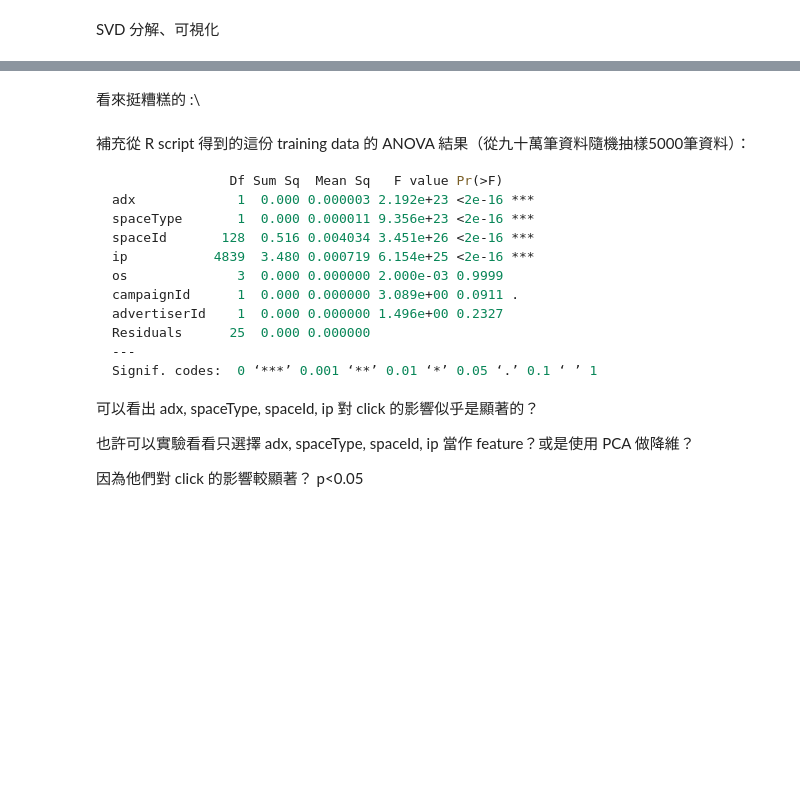
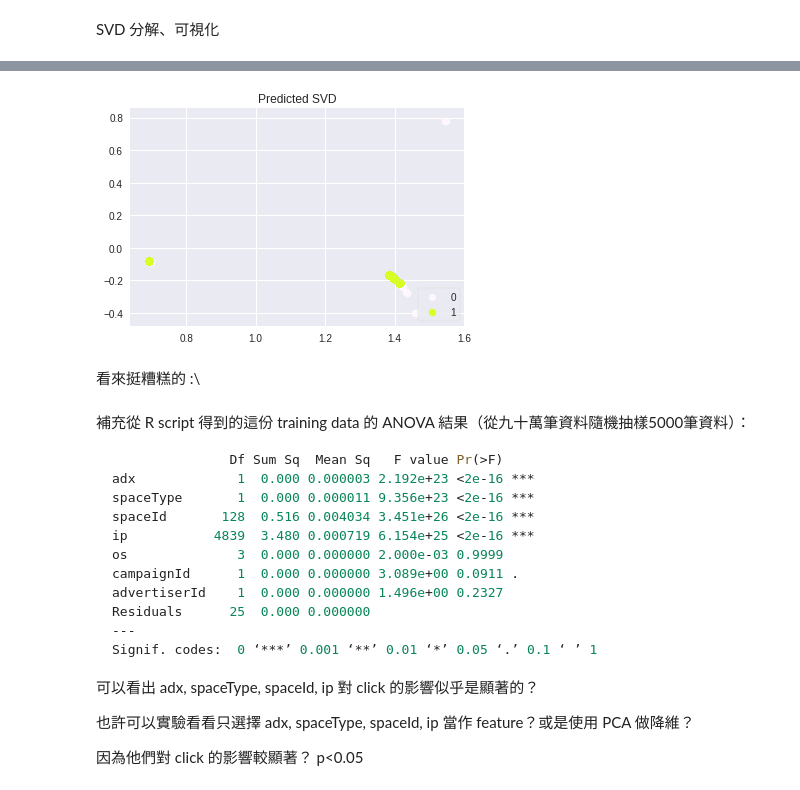
Before and after one commit to peter0749/AI_2017, a Jupyter notebook: hw3/keras.ipynb, the cells around one changed output, grey strips where cells are left out. Saved outputs shown, nothing was run; the diff lists cells and outputs as text; code cells hidden in the pictures; blank space fills up the shorter version.

```diff
--- a/hw3/keras.ipynb
+++ b/hw3/keras.ipynb
@@ -209,3 +197,9 @@ avg / total       1.00      1.00      1.00     96146
+# %%
+confusion_metrix = skl.metrics.confusion_matrix(Y_test, predicted)
+inclass_precision = skl.metrics.classification_report(Y_test, predicted)
+plot_embedding(embedding, predicted, 2, 'Predicted SVD')
+# %% [output]
+[figure, added]
 # %% [markdown]
 看來挺糟糕的 :\
 # %% [markdown]
```
Also changed, not shown: parts of 7 cells of this notebook.
